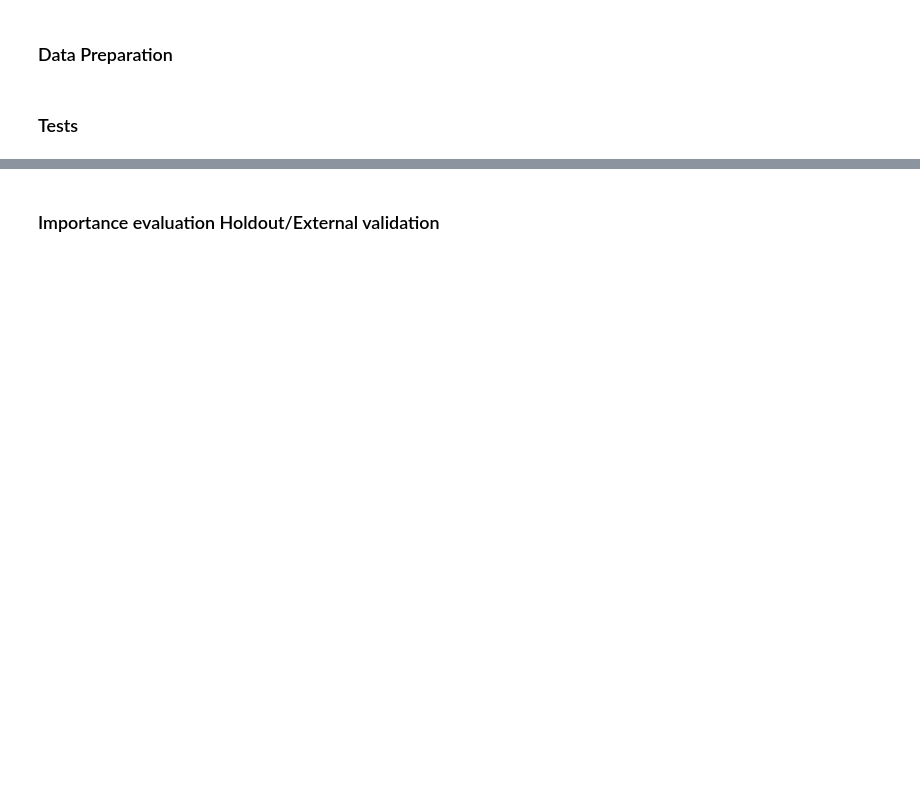
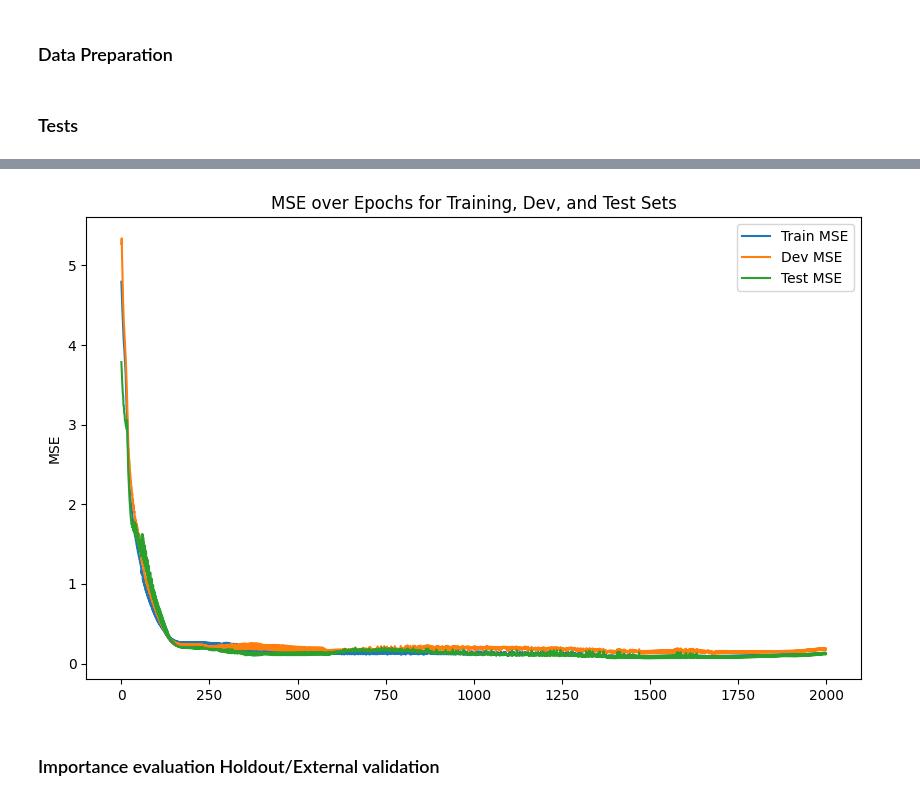
Before and after one commit to Lucas-ZR/datahow-thesis-feup, a Jupyter notebook: boruta_regression.ipynb, the cells around one changed output, grey strips where cells are left out. Drawn from its saved outputs; the diff is of its cells as text; code cells hidden in the pictures; blank space fills up the shorter version.

```diff
--- a/boruta_regression.ipynb
+++ b/boruta_regression.ipynb
@@ -138,3 +94,48 @@ Text(0.5, 1.0, "Before 'boruta'")
+# %%
+##learning curves
+epochs=2000
+model_nn = MLPRegressor(hidden_layer_sizes=(2,2),
+                        max_iter=1,
+                        solver='adam',
+                        activation='tanh',
+                        random_state=42,
+                        warm_start=True)
+
+train_mse_arr=[]
+dev_mse_arr=[]
+test_mse_arr=[]
+
+with warnings.catch_warnings():
+    warnings.filterwarnings("ignore",
+                            category=ConvergenceWarning,
+                            module="sklearn")
+
+    for epoch_num in range(epochs):
+        model_nn.fit(x_train,y_train.ravel())
+
+        train_pred=model_nn.predict(x_train)
+        dev_pred=model_nn.predict(x_dev)
+        test_pred=model_nn.predict(x_test)
+
+        train_mse=mean_squared_error(y_train,train_pred)
+        dev_mse=mean_squared_error(y_dev,dev_pred)
+        test_mse=mean_squared_error(y_test,test_pred)
+
+        train_mse_arr.append(train_mse)
+        dev_mse_arr.append(dev_mse)
+        test_mse_arr.append(test_mse)
+
+
+plt.figure(figsize=(10, 6))
+plt.plot(range(epochs), train_mse_arr, label='Train MSE')
+plt.plot(range(epochs), dev_mse_arr, label='Dev MSE')
+plt.plot(range(epochs), test_mse_arr, label='Test MSE')
+plt.ylabel('MSE')
+plt.title('MSE over Epochs for Training, Dev, and Test Sets')
+plt.legend()
+plt.show()
+# %% [output]
+[figure, added]
 # %% [markdown]
 ### Importance evaluation Holdout/External validation
 # %%
```
Also changed, not shown: parts of 14 cells of this notebook, 1 other file.
